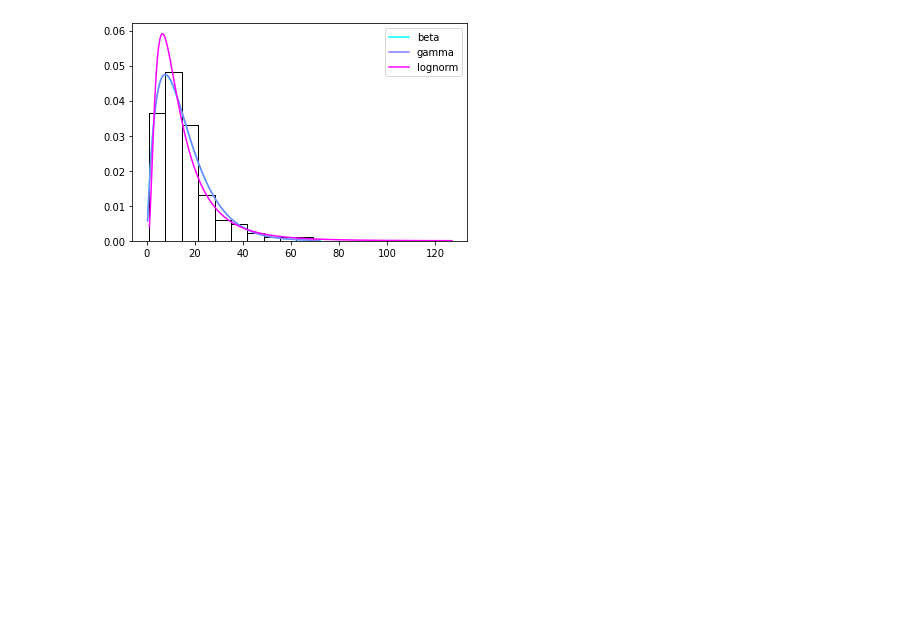
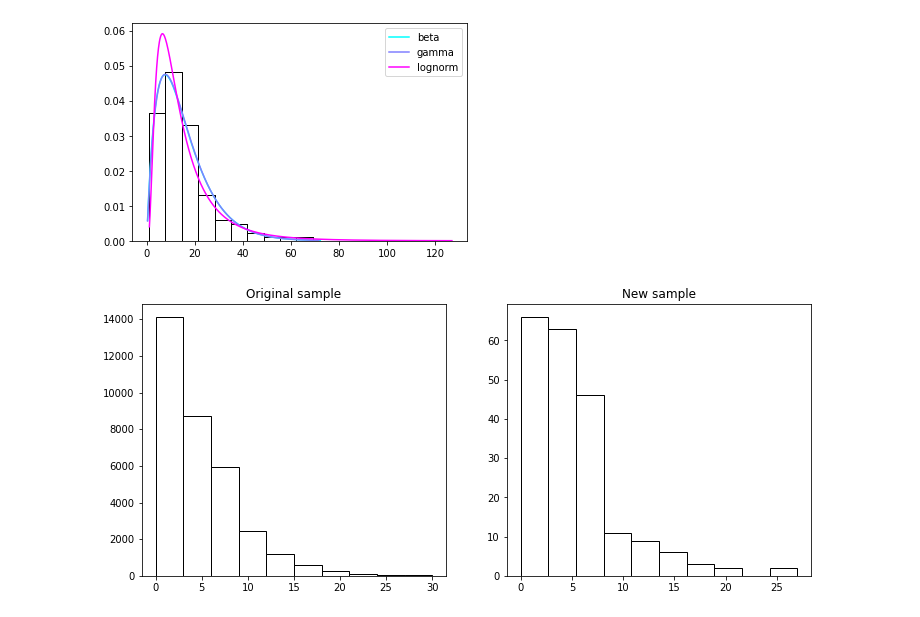
Before and after one commit to juanscr/covid-abms, a Jupyter notebook: misc/data-mining.ipynb, the cells around one changed output. Saved outputs shown, nothing was run; the diff lists cells and outputs as text; code cells hidden in the pictures; blank space fills up the shorter version.

```diff
--- a/misc/data-mining.ipynb
+++ b/misc/data-mining.ipynb
@@ -322,3 +376,14 @@ p = 0.6547889795261976
 Parameters = (0.7687524968628557, 0.0, 11.801111911528809)
 =======
 [figure]
+# %%
+# Constructing list
+times_conf_col = remove_nans('country', 'date_onset_symptoms', 'date_confirmation')
+dataset_aux = map(lambda x: (x[0], date_to_days(x[1:])), times_conf)
+dataset_conf_col = np.array(list(map(lambda x: x[1], filter(lambda x: x[0] == "Colombia", dataset_aux))))
+dataset_conf_col = dataset_conf_col[-10 <= dataset_conf_col]
+dataset_conf_col = dataset_conf_col[dataset_conf_col <= 30]
+# %%
+dataset_conf_col_r = reduce_sample(dataset_conf_col, 0.995)
+# %% [output]
+[figure, added]
```
Also changed, not shown: parts of 7 cells of this notebook.
